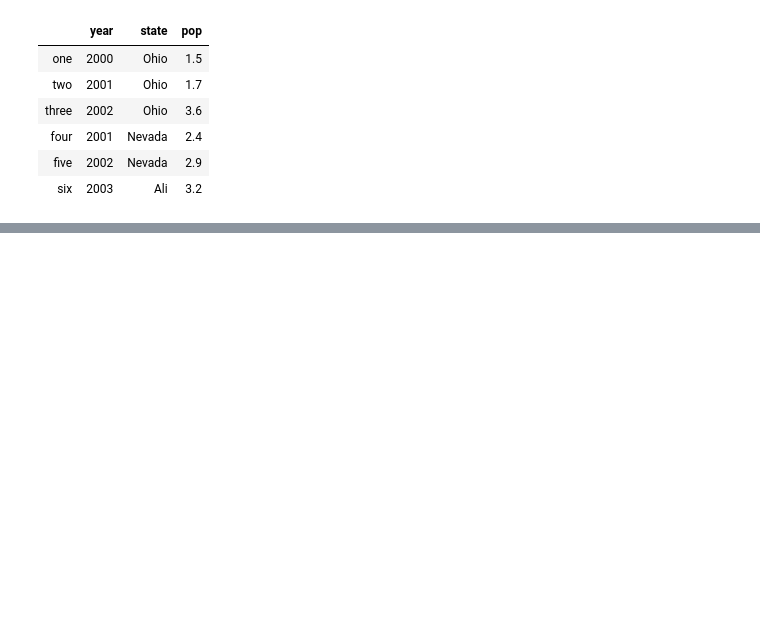
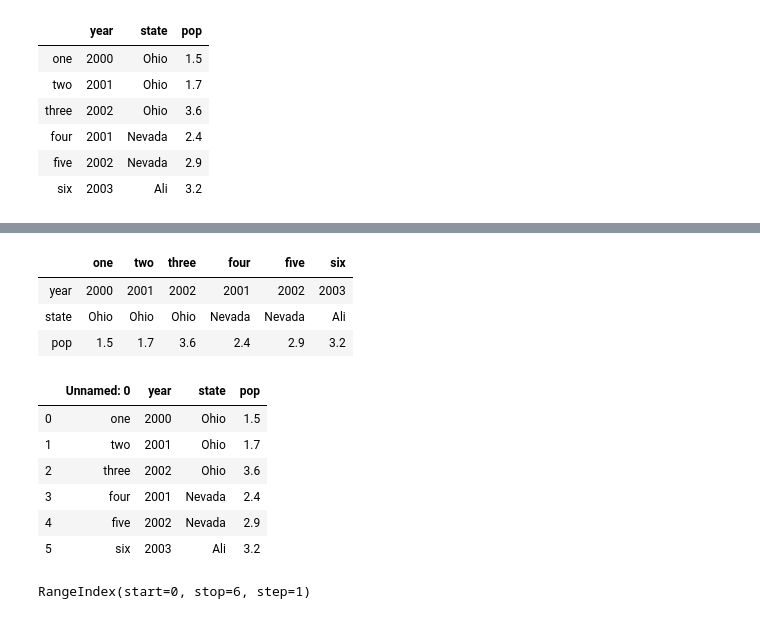
Before and after one commit to Adnan1990/Python_Practice, a Jupyter notebook: Pandas/Pnadas.ipynb, the cells around one changed output, grey strips where cells are left out. Saved outputs shown, nothing was run; the diff lists cells and outputs as text; code cells hidden in the pictures; blank space fills up the shorter version.

```diff
--- a/Pandas/Pnadas.ipynb
+++ b/Pandas/Pnadas.ipynb
@@ -187,0 +320,22 @@ Name: three, dtype: object
+# %%
+frame2.T  #Transpose, converts colums into rows and rows into colums
+# %% [output]
+|  | one | two | three | four | five | six |
+| year | 2000 | 2001 | 2002 | 2001 | 2002 | 2003 |
+| state | Ohio | Ohio | Ohio | Nevada | Nevada | Ali |
+| pop | 1.5 | 1.7 | 3.6 | 2.4 | 2.9 | 3.2 |
+# %%
+frameframe1 = pd.read_excel("Adnan.xlsx")
+frameframe1
+# %% [output]
+|  | Unnamed: 0 | year | state | pop |
+| 0 | one | 2000 | Ohio | 1.5 |
+| 1 | two | 2001 | Ohio | 1.7 |
+| 2 | three | 2002 | Ohio | 3.6 |
+| 3 | four | 2001 | Nevada | 2.4 |
+| 4 | five | 2002 | Nevada | 2.9 |
+| 5 | six | 2003 | Ali | 3.2 |
+# %%
+frameframe1.index
+# %% [output]
+RangeIndex(start=0, stop=6, step=1)
```
Also changed, not shown: parts of 22 cells of this notebook, 3 other files.
